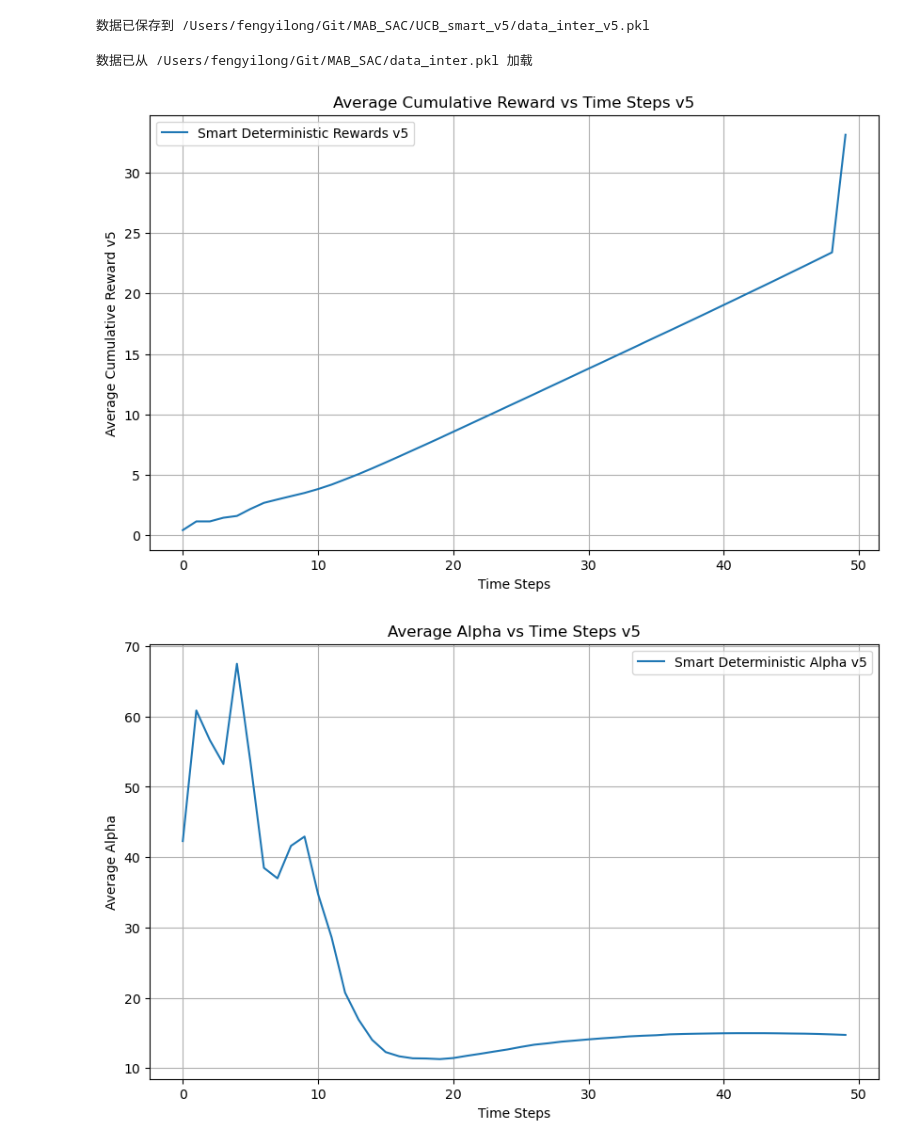
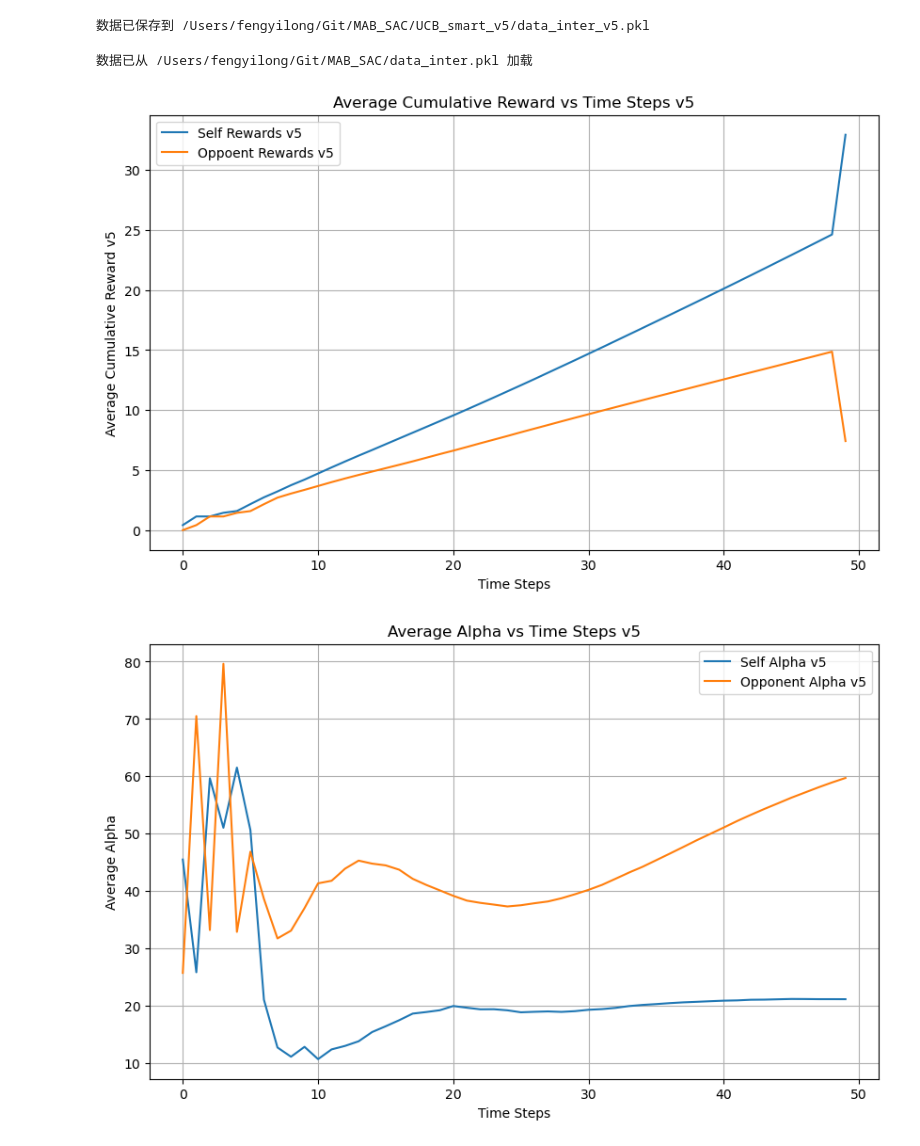
Before and after one commit to PKUDrace/MAB_SAC, a Jupyter notebook: MAB_UCB_inter_v5.ipynb, the cells around one changed output. Cells and saved outputs as stored; diff of their text form; code cells hidden in the pictures.

```diff
--- a/MAB_UCB_inter_v5.ipynb
+++ b/MAB_UCB_inter_v5.ipynb
@@ -56,6 +56,7 @@ class MAB_Smart(gym.Env):
         observation = np.zeros(6 * self.k + 1)  # 初始状态
 
         self.alpha = 1.0  # self初始alpha值
+        self.oppo_alpha = 1.0  # 对手初始alpha值
         info = {}
         return observation, info
 
@@ -94,8 +95,8 @@ class MAB_Smart(gym.Env):
         # 对手行动:根据上局结束时的状态进行predict，采用上一个时刻面对的全部的信息来选择臂
         oppo_state_tensor = th.tensor(self.oppo_state, dtype=th.float32).unsqueeze(0) # 将上局结束时的状态转换为张量
         oppo_action, _ = self.oppo_model.predict(oppo_state_tensor, deterministic=True)  # 根据上局结束的状态，对手给出预测的alpha值
-        oppo_alpha = oppo_action[0] # 对手的alpha值
-        oppo_ucb_values = total_mean + np.sqrt(oppo_alpha * np.log(2*self.steps + 1) / (2 * (total_n + 1e-10))) # 根据汇总信息,计算对手UCB值
+        self.oppo_alpha = oppo_action[0] # 对手的alpha值
+        oppo_ucb_values = total_mean + np.sqrt(self.oppo_alpha * np.log(2*self.steps + 1) / (2 * (total_n + 1e-10))) # 根据汇总信息,计算对手UCB值
         oppo_chosen_arm = np.argmax(oppo_ucb_values) # 对手选择具有最高UCB值的臂
 
         # 对手该次行动的影响: 只影响对手
@@ -262,8 +276,8 @@ Wrapping the env in a DummyVecEnv.
 ---------------------------------
 # %%
 # 计算平均累计收益
-smart_deterministic_rewards_v5 = []
-smart_stochastic_rewards_v5 = []
+self_rewards_v5 = []
+oppo_rewards_v5 = []
 timesteps = []
 n_episodes = 10000
 
@@ -277,16 +291,17 @@ for step in range(check_freq, total_timesteps + 1, check_freq):
     # 加载模型
     smart_model_v5 = SAC.load(model_path1)
     # 计算平均最后时刻的累计收益
-    smart_deterministic_temp_reward,_= get_reward_episode(smart_model_v5, smart_env_v5, T, n_episodes)
+    temp_self_reward,_,temp_oppo_reward,_= get_reward_episode(smart_model_v5, smart_env_v5, T, n_episodes)
 
     # 记录结果
-    smart_deterministic_rewards_v5.append(smart_deterministic_temp_reward[T-1])
+    self_rewards_v5.append(temp_self_reward[T-1])
+    oppo_rewards_v5.append(temp_oppo_reward[T-1])
     timesteps.append(step)
 
-# 保存结果
 # 定义要保存的数据
 data = {
-    'smart_deterministic_rewards_v5': smart_deterministic_rewards_v5
+    'self_rewards_v5': self_rewards_v5,
+    'oppo_rewards_v5': oppo_rewards_v5
 }
 # 保存数据到本地文件
 with open('/Users/fengyilong/Git/MAB_SAC/UCB_smart_v5/data_v5.pkl', 'wb') as f:
@@ -296,7 +311,8 @@ print("数据已保存到 /Users/fengyilong/Git/MAB_SAC/UCB_smart_v5/data_v5.pkl
 
 # 绘制确定策略平均累计收益随训练次数的变化
 plt.figure(figsize=(10, 6))
-plt.plot(timesteps, smart_deterministic_rewards_v5, label='Smart Deterministic Rewards v5')
+plt.plot(timesteps, self_rewards_v5, label='Self Rewards v5')
+plt.plot(timesteps, oppo_rewards_v5, label='Opponent Rewards v5')
 plt.xlabel('Training Timesteps')
 plt.ylabel('Average Cumulative Reward v5')
 plt.title('Average Cumulative Reward vs Training Timesteps v5')
@@ -329,6 +345,6 @@ n_episodes = 50000
 smart_model_name_v5 = SAC.load("smart_UCB_v5")
 
 # 调用 get_reward_episode 函数,计算确定策略和随机策略的每步的平均累计收益
-smart_deterministic_rewards_mean_v5, smart_deterministic_alphas_mean_v5= get_reward_episode(smart_model_name_v5, smart_env_v5, T, n_episodes,1)
+self_rewards_mean_v5, self_alphas_mean_v5, oppo_rewards_mean_v5, oppo_alphas_mean_v5 = get_reward_episode(smart_model_name_v5, smart_env_v5, T, n_episodes,1)
 # %% [output]
 Episode: 1
@@ -354,9 +368,12 @@ Epis
 # %%
 # 定义要保存的数据
 data = {
-    'smart_deterministic_rewards_mean_v5': smart_deterministic_rewards_mean_v5,
-    'smart_deterministic_alphas_mean_v5': smart_deterministic_alphas_mean_v5
+    'self_rewards_mean_v5': self_rewards_mean_v5,
+    'self_alphas_mean_v5': self_alphas_mean_v5,
+    'oppo_alphas_mean_v5': oppo_alphas_mean_v5,
+    'oppo_rewards_mean_v5': oppo_rewards_mean_v5
 }
+
 
 # 保存数据到本地文件
 with open('/Users/fengyilong/Git/MAB_SAC/UCB_smart_v5/data_inter_v5.pkl', 'wb') as f:
@@ -368,35 +385,40 @@ print("数据已保存到 /Users/fengyilong/Git/MAB_SAC/UCB_smart_v5/data_inter_
 # %%
 # 从本地文件加载数据
 with open('/Users/fengyilong/Git/MAB_SAC/UCB_smart_v5/data_inter_v5.pkl', 'rb') as f:
     loaded_data = pickle.load(f)
 # 访问加载的数据
-smart_deterministic_rewards_mean_v5 = loaded_data['smart_deterministic_rewards_mean_v5']
-smart_deterministic_alphas_mean_v5 = loaded_data['smart_deterministic_alphas_mean_v5']
+self_rewards_mean_v5 = loaded_data['self_rewards_mean_v5']
+self_alphas_mean_v5 = loaded_data['self_alphas_mean_v5']
+oppo_rewards_mean_v5 = loaded_data['oppo_rewards_mean_v5']
+oppo_alphas_mean_v5 = loaded_data['oppo_alphas_mean_v5']
+
 
 print("数据已从 /Users/fengyilong/Git/MAB_SAC/data_inter.pkl 加载")
 
 
 # 绘制两种确定策略的每步的平均累计收益
 plt.figure(figsize=(10, 6))
-plt.plot(smart_deterministic_rewards_mean_v5, label='Smart Deterministic Rewards v5')
+plt.plot(self_rewards_mean_v5, label='Self Rewards v5')
+plt.plot(oppo_rewards_mean_v5, label='Oppoent Rewards v5')
 plt.xlabel('Time Steps')
 plt.ylabel('Average Cumulative Reward v5')
 plt.title('Average Cumulative Reward vs Time Steps v5')
 plt.legend()
 plt.grid()
 plt.show()
 
 
 # 绘制两种确定策略每步的平均alpha
 plt.figure(figsize=(10, 6))
-plt.plot(smart_deterministic_alphas_mean_v5, label='Smart Deterministic Alpha v5')
+plt.plot(self_alphas_mean_v5, label='Self Alpha v5')
+plt.plot(oppo_alphas_mean_v5, label='Opponent Alpha v5')
 plt.xlabel('Time Steps')
 plt.ylabel('Average Alpha')
 plt.title('Average Alpha vs Time Steps v5')
 plt.legend()
 plt.grid()
 plt.show()
 # %% [output]
 数据已从 /Users/fengyilong/Git/MAB_SAC/data_inter.pkl 加载
-[figure, old version]
+[figure, new version]
-[figure, old version]
+[figure, new version]
```
Also changed, not shown: parts of 4 cells of this notebook, 11 other files.
